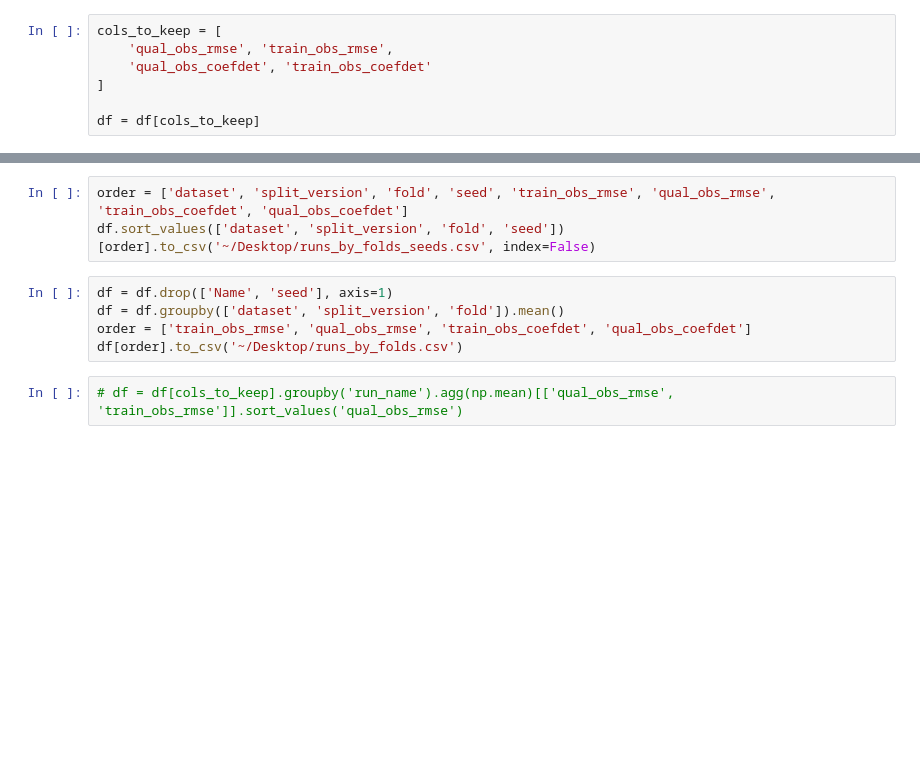
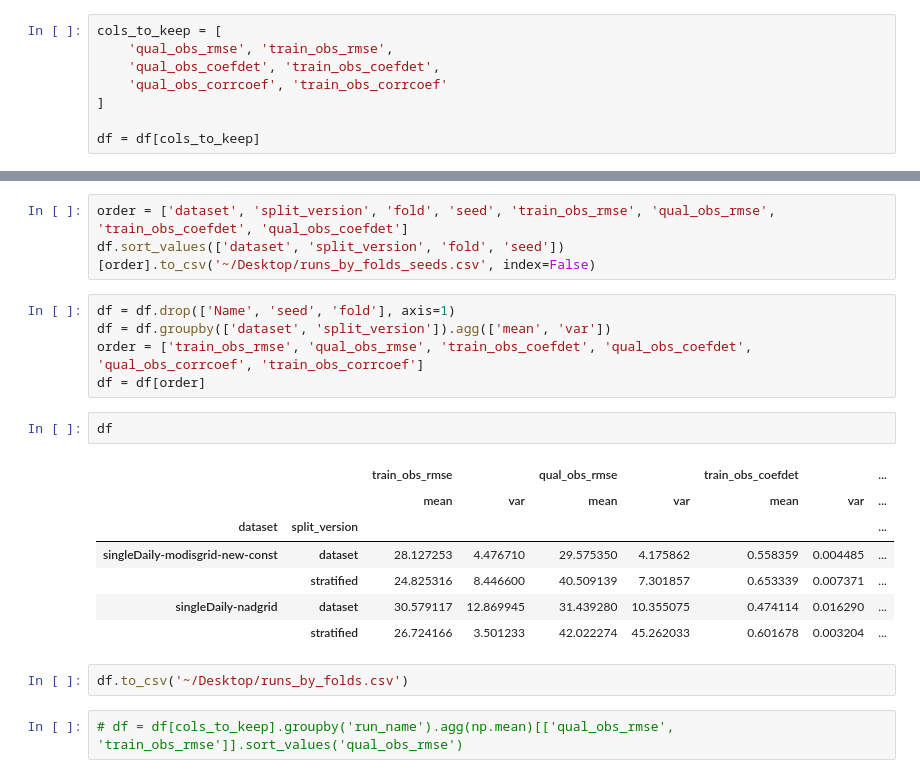
Before and after one commit to codebyandy/geolearn, a Jupyter notebook: app/vegetation/attention/andy/figures/analyze.ipynb, the cells around one changed output, grey strips where cells are left out. Saved outputs shown, nothing was run; the diff lists cells and outputs as text; blank space fills up the shorter version.

Commit message:
train every so often

```diff
--- a/app/vegetation/attention/andy/figures/analyze.ipynb
+++ b/app/vegetation/attention/andy/figures/analyze.ipynb
@@ -28,7 +28,8 @@ cols_to_keep = [
 # %%
 cols_to_keep = [
     'qual_obs_rmse', 'train_obs_rmse',
-    'qual_obs_coefdet', 'train_obs_coefdet'
+    'qual_obs_coefdet', 'train_obs_coefdet',
+    'qual_obs_corrcoef', 'train_obs_corrcoef'
 ]
 
 df = df[cols_to_keep]
@@ -46,10 +47,22 @@ df['fold'] = df.Name.str[-1]
 order = ['dataset', 'split_version', 'fold', 'seed', 'train_obs_rmse', 'qual_obs_rmse', 'train_obs_coefdet', 'qual_obs_coefdet']
 df.sort_values(['dataset', 'split_version', 'fold', 'seed'])[order].to_csv('~/Desktop/runs_by_folds_seeds.csv', index=False)
 # %%
-df = df.drop(['Name', 'seed'], axis=1)
-df = df.groupby(['dataset', 'split_version', 'fold']).mean()
-order = ['train_obs_rmse', 'qual_obs_rmse', 'train_obs_coefdet', 'qual_obs_coefdet']
-df[order].to_csv('~/Desktop/runs_by_folds.csv')
+df = df.drop(['Name', 'seed', 'fold'], axis=1)
+df = df.groupby(['dataset', 'split_version']).agg(['mean', 'var'])
+order = ['train_obs_rmse', 'qual_obs_rmse', 'train_obs_coefdet', 'qual_obs_coefdet', 'qual_obs_corrcoef', 'train_obs_corrcoef']
+df = df[order]
+# %%
+df
+# %% [output]
+|  |  | train_obs_rmse |  | qual_obs_rmse |  | train_obs_coefdet |  | ... |
+|  |  | mean | var | mean | var | mean | var | ... |
+| dataset | split_version |  |  |  |  |  |  | ... |
+| singleDaily-modisgrid-new-const | dataset | 28.127253 | 4.476710 | 29.575350 | 4.175862 | 0.558359 | 0.004485 | ... |
+|  | stratified | 24.825316 | 8.446600 | 40.509139 | 7.301857 | 0.653339 | 0.007371 | ... |
+| singleDaily-nadgrid | dataset | 30.579117 | 12.869945 | 31.439280 | 10.355075 | 0.474114 | 0.016290 | ... |
+|  | stratified | 26.724166 | 3.501233 | 42.022274 | 45.262033 | 0.601678 | 0.003204 | ... |
+# %%
+df.to_csv('~/Desktop/runs_by_folds.csv')
 # %%
 # df = df[cols_to_keep].groupby('run_name').agg(np.mean)[['qual_obs_rmse', 'train_obs_rmse']].sort_values('qual_obs_rmse')
 # %% [markdown]
```
Also changed, not shown: 3 other files.
